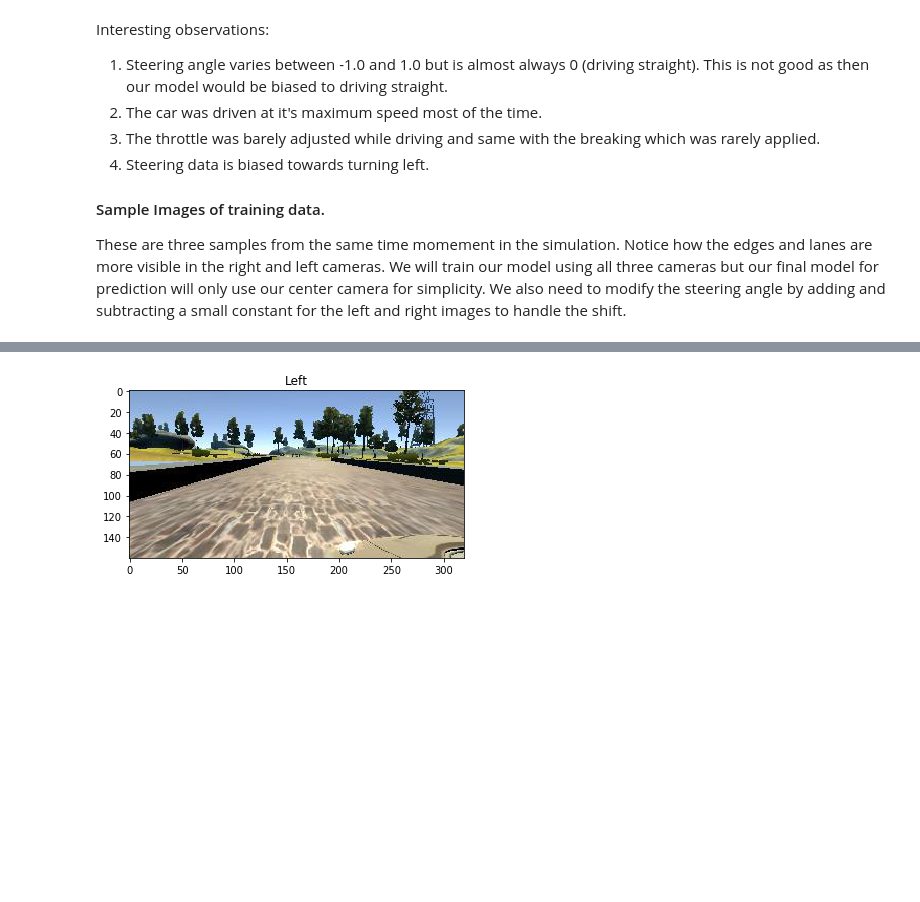
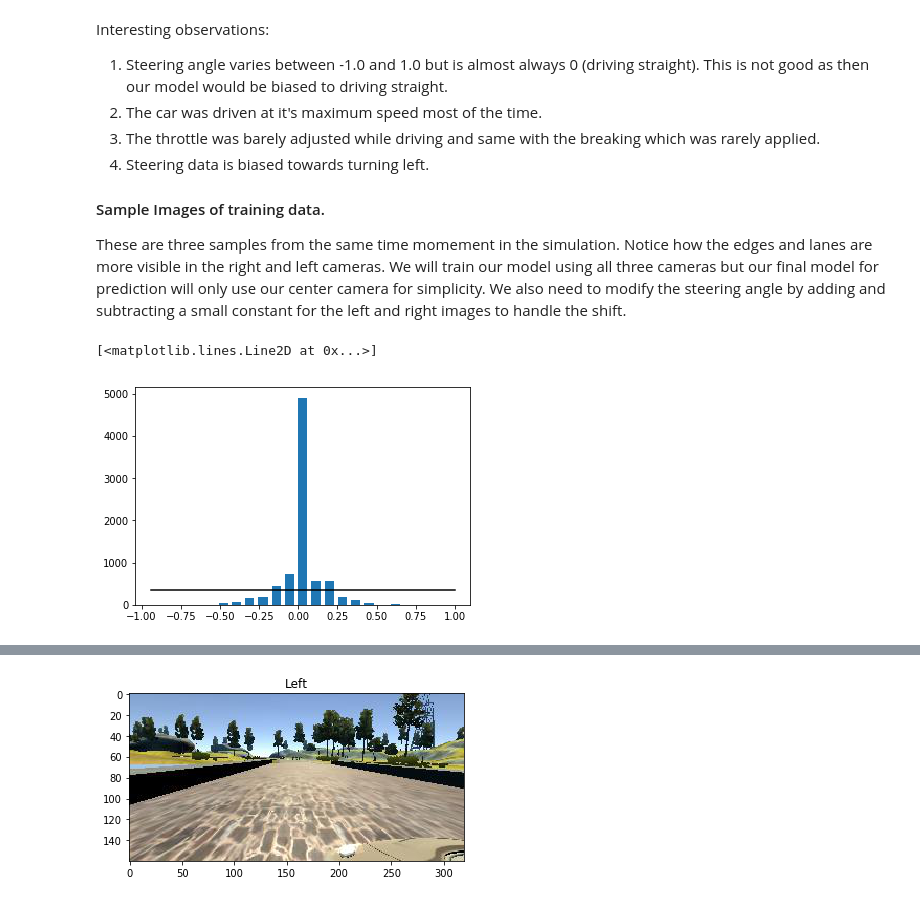
Before and after one commit to sujithv28/Behavioral-Cloning-Hacktorial, a Jupyter notebook: Model_Guide_and_Visualization.ipynb, the cells around one changed output, grey strips where cells are left out. Cells and saved outputs as stored; diff of their text form; code cells hidden in the pictures; blank space fills up the shorter version.

Commit message:
New data preprocessing

```diff
--- a/Model_Guide_and_Visualization.ipynb
+++ b/Model_Guide_and_Visualization.ipynb
@@ -83,3 +81,14 @@ Interesting observations:
 #### Sample Images of training data.
 
 These are three samples from the same time momement in the simulation. Notice how the edges and lanes are more visible in the right and left cameras. We will train our model using all three cameras but our final model for prediction will only use our center camera for simplicity. We also need to modify the steering angle by adding and subtracting a small constant for the left and right images to handle the shift.
+# %%
+num_bins = 23
+avg_samples_per_bin = len(data['Steering Angle'])/num_bins
+hist, bins = np.histogram(data['Steering Angle'], num_bins)
+width = 0.7 * (bins[1] - bins[0])
+center = (bins[:-1] + bins[1:]) * 0.5
+plt.bar(center, hist, align='center', width=width)
+plt.plot((np.min(angles), np.max(angles)), (avg_samples_per_bin, avg_samples_per_bin), 'k-')
+# %% [output]
+[<matplotlib.lines.Line2D at 0x...>]
+[figure, added]
```
Also changed, not shown: parts of 2 cells of this notebook, 1 other file.
